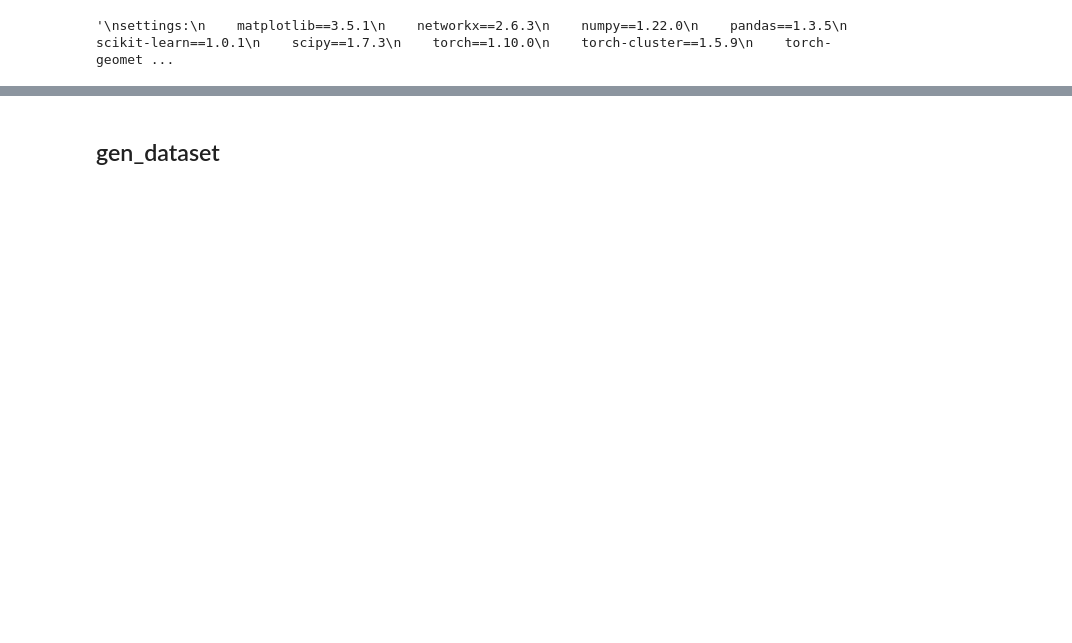
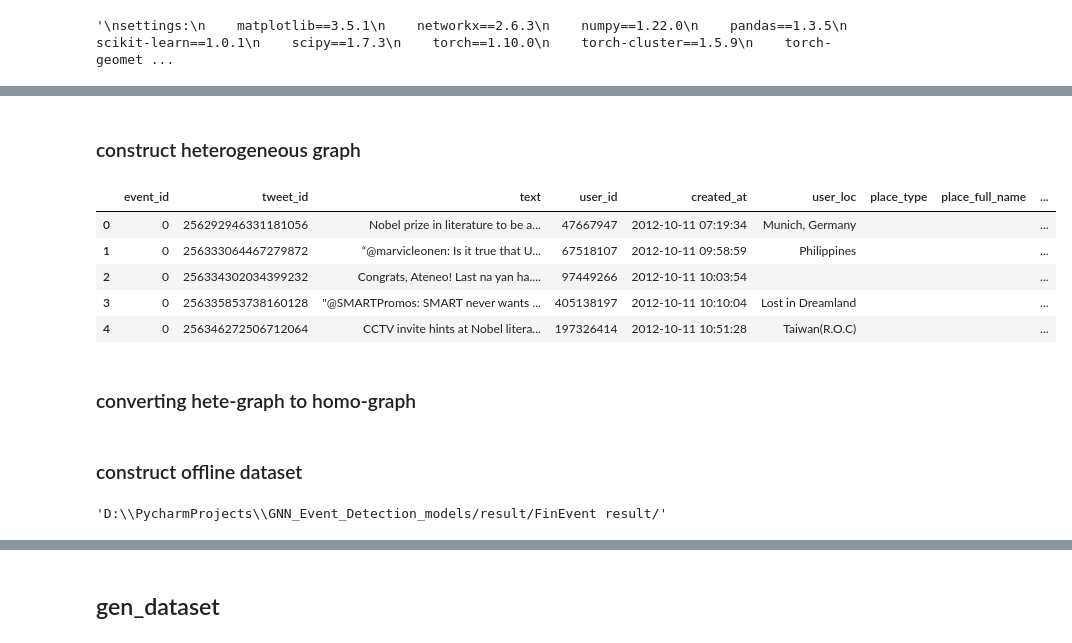
Before and after one commit to yuyongsheng1990/GNN_Event_Detection_models, a Jupyter notebook: FinEvent Models/FinEvent.ipynb, the cells around one changed output, grey strips where cells are left out. Drawn from its saved outputs; the diff is of its cells as text; code cells hidden in the pictures; blank space fills up the shorter version.

```diff
--- a/FinEvent Models/FinEvent.ipynb
+++ b/FinEvent Models/FinEvent.ipynb
@@ -120,0 +341,11 @@ class Inter_AGG(nn.Module):  # inter-aggregation
+# %% [markdown]
+### construct heterogeneous graph
+# %%
+df.head()
+# %% [output]
+|  | event_id | tweet_id | text | user_id | created_at | user_loc | place_type | place_full_name | ... |
+| 0 | 0 | 256292946331181056 | Nobel prize in literature to be a... | 47667947 | 2012-10-11 07:19:34 | Munich, Germany |  |  | ... |
+| 1 | 0 | 256333064467279872 | “@marvicleonen: Is it true that U... | 67518107 | 2012-10-11 09:58:59 | Philippines |  |  | ... |
+| 2 | 0 | 256334302034399232 | Congrats, Ateneo! Last na yan ha.... | 97449266 | 2012-10-11 10:03:54 |  |  |  | ... |
+| 3 | 0 | 256335853738160128 | "@SMARTPromos: SMART never wants ... | 405138197 | 2012-10-11 10:10:04 | Lost in Dreamland |  |  | ... |
+| 4 | 0 | 256346272506712064 | CCTV invite hints at Nobel litera... | 197326414 | 2012-10-11 10:51:28 | Taiwan(R.O.C) |  |  | ... |
@@ -120,0 +393,2 @@ class Inter_AGG(nn.Module):  # inter-aggregation
+# %% [markdown]
+### converting hete-graph to homo-graph
@@ -120,0 +707,6 @@ class Inter_AGG(nn.Module):  # inter-aggregation
+# %% [markdown]
+### construct offline dataset
+# %%
+save_path
+# %% [output]
+'D:\\PycharmProjects\\GNN_Event_Detection_models/result/FinEvent result/'
```
Also changed, not shown: parts of 213 cells of this notebook, 14 other files.
